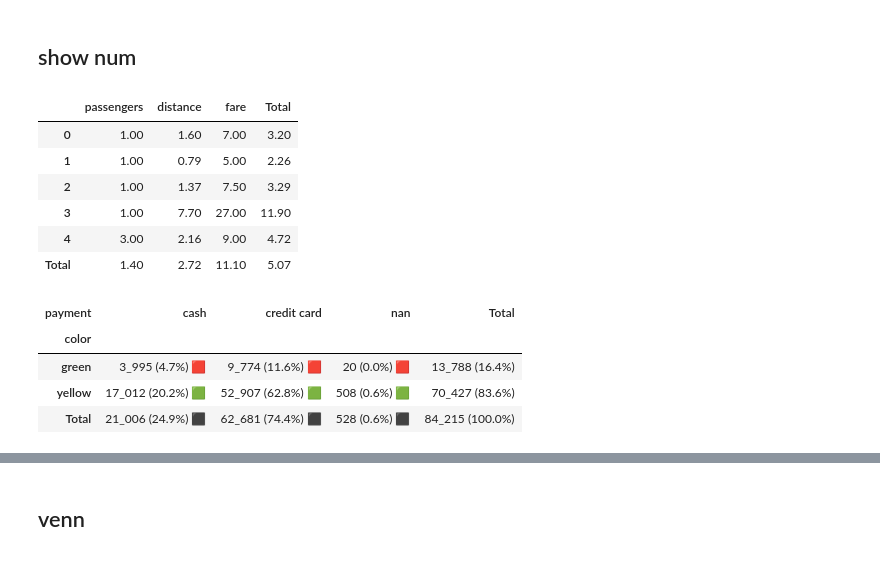
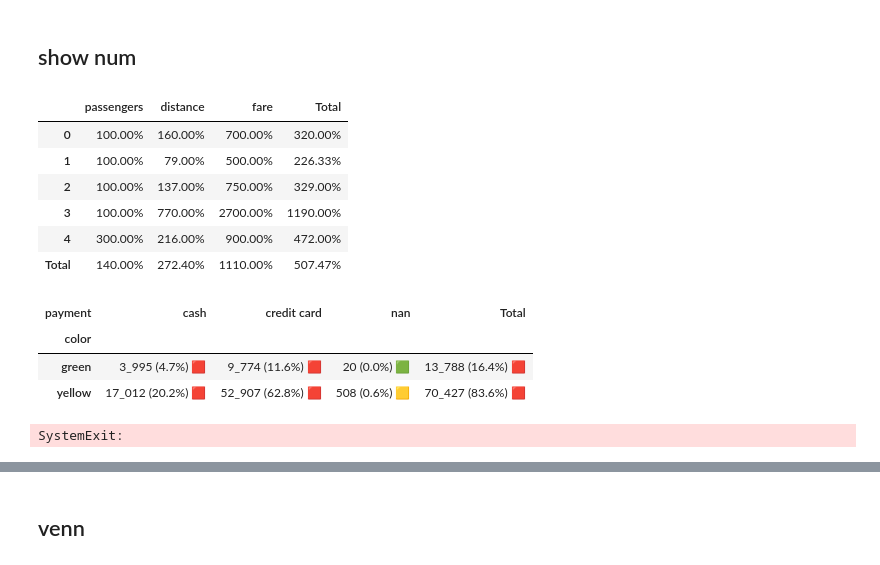
Before and after one commit to smeisegeier/pandas-plots, a Jupyter notebook: src/test.ipynb, the cells around one changed output, grey strips where cells are left out. Drawn from its saved outputs; the diff is of its cells as text; code cells hidden in the pictures.

```diff
--- a/src/test.ipynb
+++ b/src/test.ipynb
@@ -51,47 +51,52 @@ tbl.describe_df(df, 'dataframe', top_n_uniques=5, top_n_chars_in_index=5)
 # %%
 _df = df[["passengers", "distance", "fare"]][:5]
 tbl.show_num_df(
     _df,
     total_axis="xy",
     total_mode="mean",
     data_bar_axis="xy",
     pct_axis="",
     precision=2,
     total_exclude=False,
-    # show_as_pct=True,
+    show_as_pct=True,
     # kpi_mode="",
     # kpi_mode="max_min_x",
     # kpi_rag_list=(1,7),
 )
 # %% [output]
 |  | passengers | distance | fare | Total |
-| 0 | 1.00 | 1.60 | 7.00 | 3.20 |
-| 1 | 1.00 | 0.79 | 5.00 | 2.26 |
-| 2 | 1.00 | 1.37 | 7.50 | 3.29 |
-| 3 | 1.00 | 7.70 | 27.00 | 11.90 |
-| 4 | 3.00 | 2.16 | 9.00 | 4.72 |
-| Total | 1.40 | 2.72 | 11.10 | 5.07 |
+| 0 | 100.00% | 160.00% | 700.00% | 320.00% |
+| 1 | 100.00% | 79.00% | 500.00% | 226.33% |
+| 2 | 100.00% | 137.00% | 750.00% | 329.00% |
+| 3 | 100.00% | 770.00% | 2700.00% | 1190.00% |
+| 4 | 300.00% | 216.00% | 900.00% | 472.00% |
+| Total | 140.00% | 272.40% | 1110.00% | 507.47% |
 # %%
 _df=df.pivot_table(index="color", columns="payment", values="fare", aggfunc="sum", dropna=False)
 tbl.show_num_df(
     _df,
     total_mode="sum",
+    total_axis="y",
     data_bar_axis="",
     pct_axis="xy",
     precision=0,
     heatmap_axis="xy",
-    kpi_mode="max_min_x",
+    # kpi_mode="max_min_x",
     total_exclude=True,
     # kpi_mode="min_max_xy",
-    # kpi_mode="rag_abs",
-    # kpi_rag_list=(100, 1000),
+    kpi_mode="rag_abs",
+    kpi_rag_list=(100, 1000),
+    # swap=True,
 )
 # %% [output]
 | payment | cash | credit card | nan | Total |
 | color |  |  |  |  |
-| green | 3_995 (4.7%) 🟥 | 9_774 (11.6%) 🟥 | 20 (0.0%) 🟥 | 13_788 (16.4%) |
-| yellow | 17_012 (20.2%) 🟩 | 52_907 (62.8%) 🟩 | 508 (0.6%) 🟩 | 70_427 (83.6%) |
-| Total | 21_006 (24.9%) ⬛ | 62_681 (74.4%) ⬛ | 528 (0.6%) ⬛ | 84_215 (100.0%) |
+| green | 3_995 (4.7%) 🟥 | 9_774 (11.6%) 🟥 | 20 (0.0%) 🟩 | 13_788 (16.4%) 🟥 |
+| yellow | 17_012 (20.2%) 🟥 | 52_907 (62.8%) 🟥 | 508 (0.6%) 🟨 | 70_427 (83.6%) 🟥 |
+# %%
+sys.exit()
+# %% [output]
+SystemExit:
 # %%
 _df=df[["color", "payment", "fare"]]
 tbl.pivot_df(
```
Also changed, not shown: parts of 15 cells of this notebook, 6 other files.
